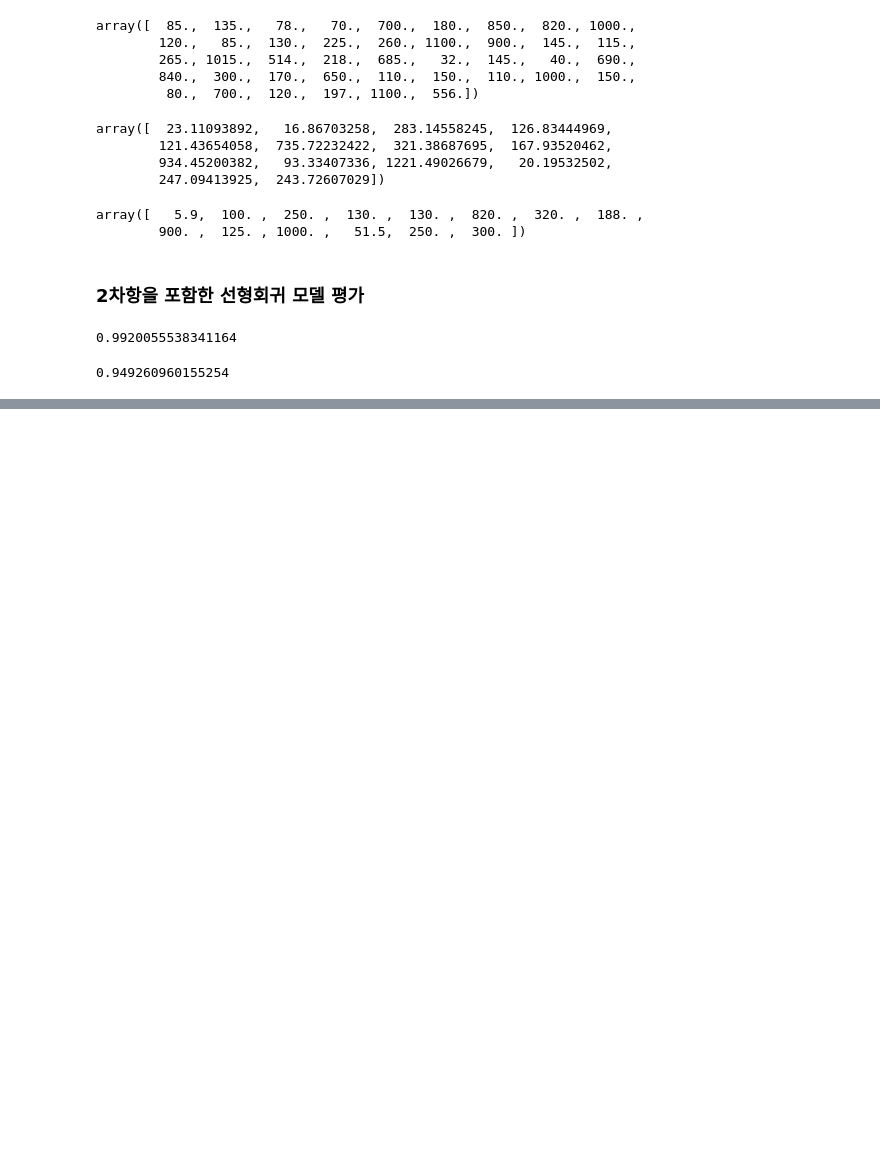
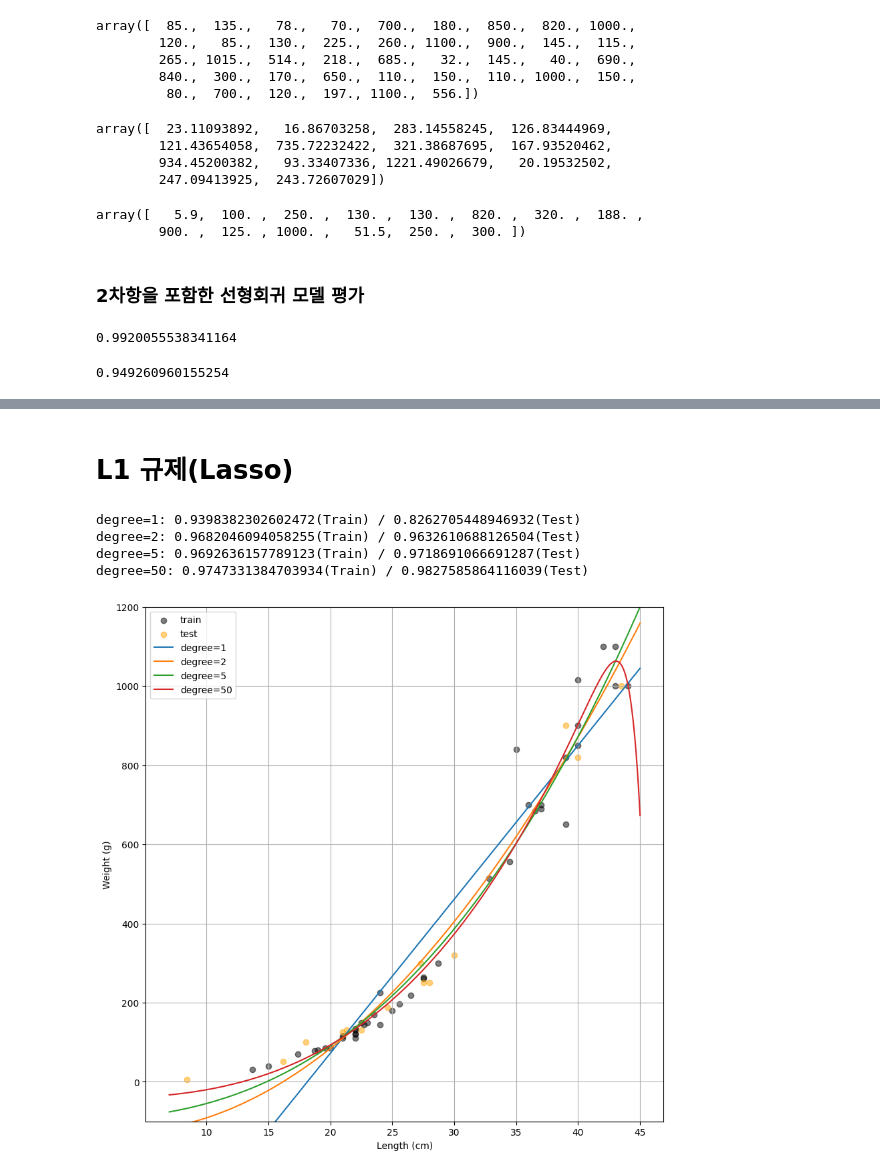
Before and after one commit to YounJJ/202511_BD53, a Jupyter notebook: lab_ml/ml06_regularization.ipynb, the cells around one changed output, grey strips where cells are left out. Drawn from its saved outputs; the diff is of its cells as text; code cells hidden in the pictures; blank space fills up the shorter version.

```diff
--- a/lab_ml/ml06_regularization.ipynb
+++ b/lab_ml/ml06_regularization.ipynb
@@ -427,0 +614,10 @@ pipe.score(X=x_test, y=y_test)  # 테스트 셋 결정계수
+# %% [markdown]
+# L1 규제(Lasso)
+# %%
+visualize_regression(x_train, x_test, y_train, y_test, degrees, Lasso())
+# %% [output]
+degree=1: 0.9398382302602472(Train) / 0.8262705448946932(Test)
+degree=2: 0.9682046094058255(Train) / 0.9632610688126504(Test)
+degree=5: 0.9692636157789123(Train) / 0.9718691066691287(Test)
+degree=50: 0.9747331384703934(Train) / 0.9827585864116039(Test)
+[figure, added]
```
Also changed, not shown: parts of 28 cells of this notebook.
